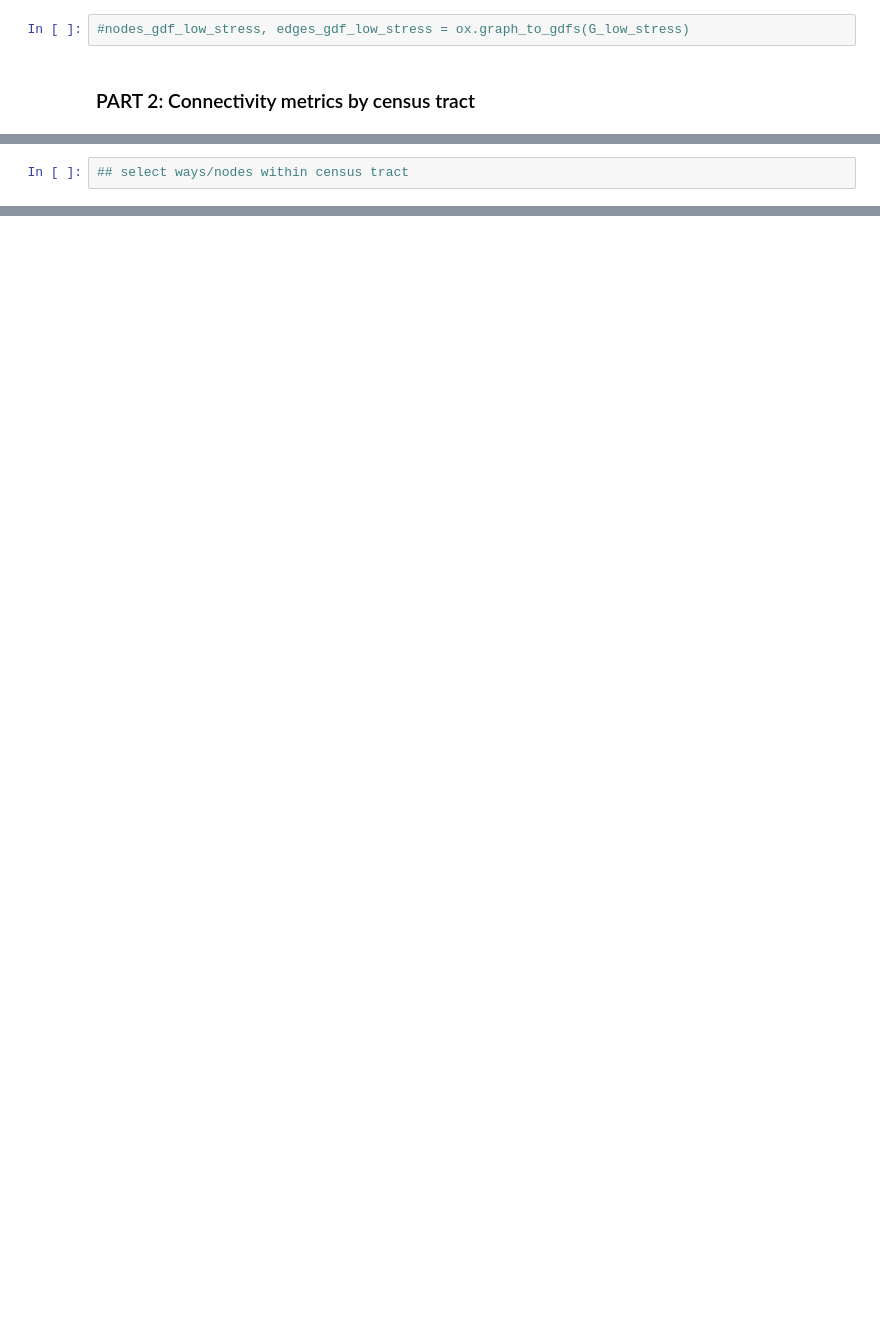
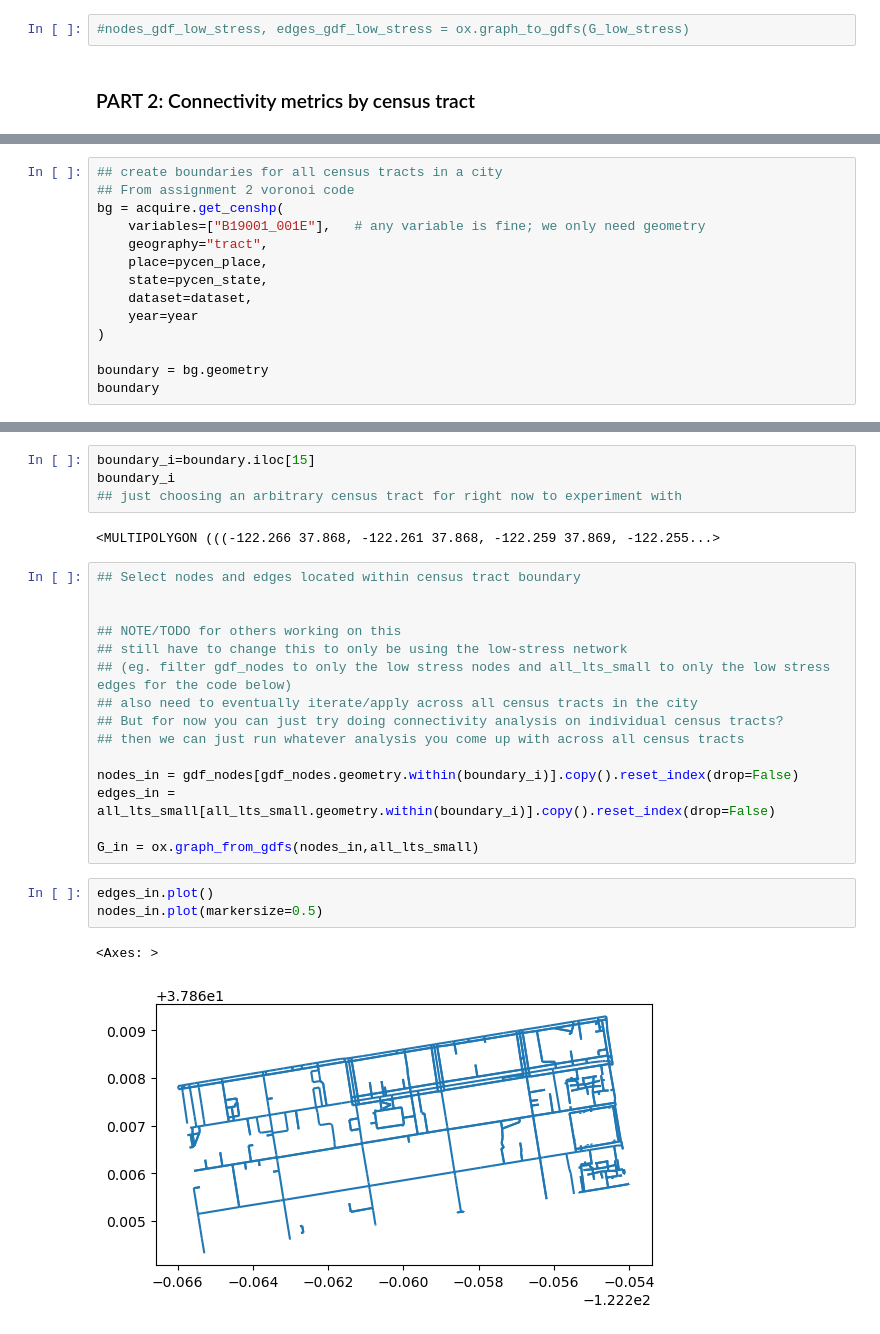
Before and after one commit to chaser-jzx/low_stress_network_quality, a Jupyter notebook: LTS_OSM.ipynb, the cells around one changed output, grey strips where cells are left out. Cells and saved outputs as stored; diff of their text form; blank space fills up the shorter version.

Commit message:
clean up and streamline LTS calculations for use by others     - make maps save to a file by default     - remove some extra scratch code     - add functionality to clip by census tract boundary

```diff
--- a/LTS_OSM.ipynb
+++ b/LTS_OSM.ipynb
@@ -469,2 +458,14 @@ acquire.quick_viz(tracts, "pct_bike")
 # %%
-## select ways/nodes within census tract
+## create boundaries for all census tracts in a city
+## From assignment 2 voronoi code
+bg = acquire.get_censhp(
+    variables=["B19001_001E"],   # any variable is fine; we only need geometry
+    geography="tract",
+    place=pycen_place,
+    state=pycen_state,
+    dataset=dataset,
+    year=year
+)
+
+boundary = bg.geometry
+boundary
@@ -470,0 +497,27 @@ acquire.quick_viz(tracts, "pct_bike")
+# %%
+boundary_i=boundary.iloc[15]
+boundary_i
+## just choosing an arbitrary census tract for right now to experiment with
+# %% [output]
+<MULTIPOLYGON (((-122.266 37.868, -122.261 37.868, -122.259 37.869, -122.255...>
+# %%
+## Select nodes and edges located within census tract boundary
+
+
+## NOTE/TODO for others working on this
+## still have to change this to only be using the low-stress network
+## (eg. filter gdf_nodes to only the low stress nodes and all_lts_small to only the low stress edges for the code below)
+## also need to eventually iterate/apply across all census tracts in the city
+## But for now you can just try doing connectivity analysis on individual census tracts?
+## then we can just run whatever analysis you come up with across all census tracts
+
+nodes_in = gdf_nodes[gdf_nodes.geometry.within(boundary_i)].copy().reset_index(drop=False)
+edges_in = all_lts_small[all_lts_small.geometry.within(boundary_i)].copy().reset_index(drop=False)
+
+G_in = ox.graph_from_gdfs(nodes_in,all_lts_small)
+# %%
+edges_in.plot()
+nodes_in.plot(markersize=0.5)
+# %% [output]
+<Axes: >
+[figure, added]
```
Also changed, not shown: parts of 18 cells of this notebook.
